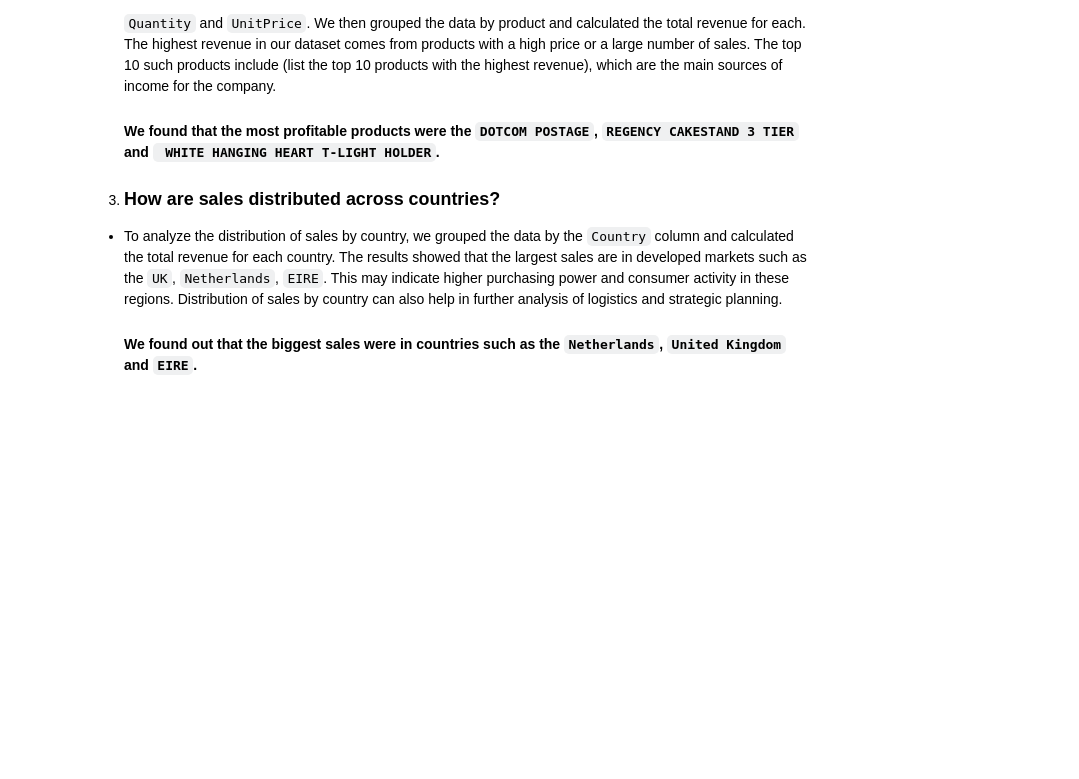
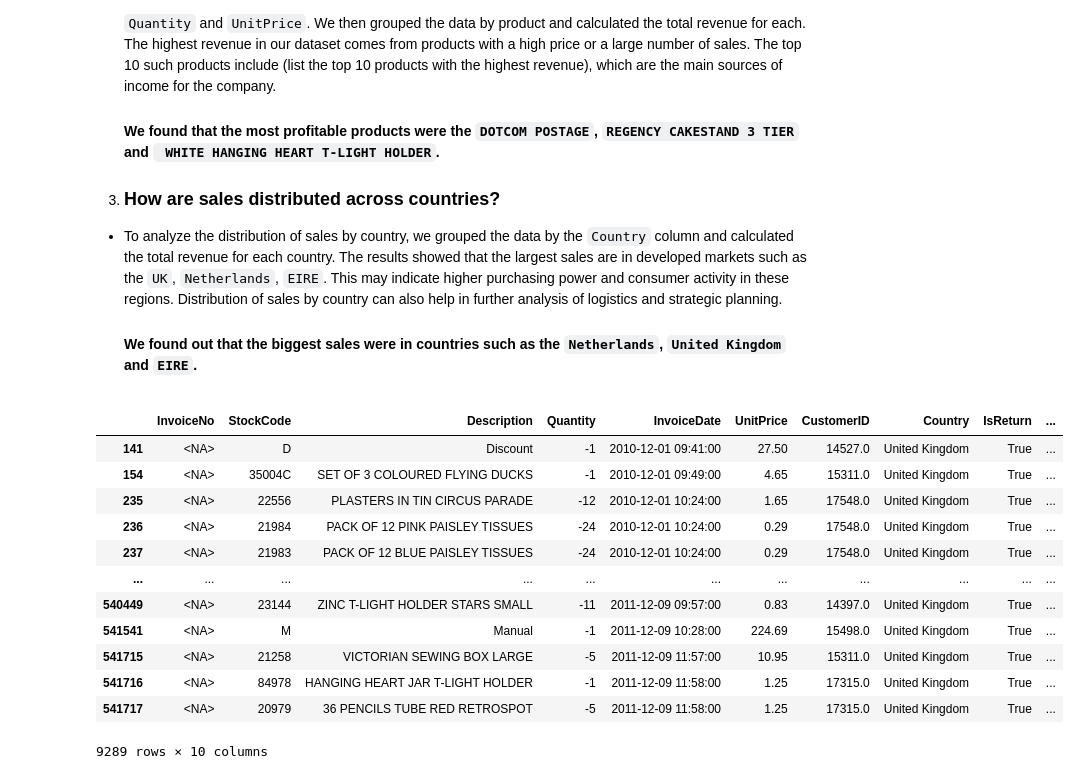
Before and after one commit to zazauserr/Data_Analyst_Pet_Projects, a Jupyter notebook: E-Commerce/project.ipynb, the cells around one changed output. Drawn from its saved outputs; the diff is of its cells as text; code cells hidden in the pictures; blank space fills up the shorter version.

```diff
--- a/E-Commerce/project.ipynb
+++ b/E-Commerce/project.ipynb
@@ -415,3 +415,21 @@ plt.show()
   3. ### How are sales distributed across countries?
  - To analyze the distribution of sales by country, we grouped the data by the `Country` column and calculated the total revenue for each country. The results showed that the largest sales are in developed markets such as the `UK`, `Netherlands`, `EIRE`. This may indicate higher purchasing power and consumer activity in these regions. Distribution of sales by country can also help in further analysis of logistics and strategic planning.
       #### We found out that the biggest sales were in countries such as the `Netherlands`, `United Kingdom` and `EIRE`.
+# %%
+returns = df[df['IsReturn']]
+# %%
+returns
+# %% [output]
+|  | InvoiceNo | StockCode | Description | Quantity | InvoiceDate | UnitPrice | CustomerID | Country | IsReturn | ... |
+| 141 | <NA> | D | Discount | -1 | 2010-12-01 09:41:00 | 27.50 | 14527.0 | United Kingdom | True | ... |
+| 154 | <NA> | 35004C | SET OF 3 COLOURED FLYING DUCKS | -1 | 2010-12-01 09:49:00 | 4.65 | 15311.0 | United Kingdom | True | ... |
+| 235 | <NA> | 22556 | PLASTERS IN TIN CIRCUS PARADE | -12 | 2010-12-01 10:24:00 | 1.65 | 17548.0 | United Kingdom | True | ... |
+| 236 | <NA> | 21984 | PACK OF 12 PINK PAISLEY TISSUES | -24 | 2010-12-01 10:24:00 | 0.29 | 17548.0 | United Kingdom | True | ... |
+| 237 | <NA> | 21983 | PACK OF 12 BLUE PAISLEY TISSUES | -24 | 2010-12-01 10:24:00 | 0.29 | 17548.0 | United Kingdom | True | ... |
+| ... | ... | ... | ... | ... | ... | ... | ... | ... | ... | ... |
+| 540449 | <NA> | 23144 | ZINC T-LIGHT HOLDER STARS SMALL | -11 | 2011-12-09 09:57:00 | 0.83 | 14397.0 | United Kingdom | True | ... |
+| 541541 | <NA> | M | Manual | -1 | 2011-12-09 10:28:00 | 224.69 | 15498.0 | United Kingdom | True | ... |
+| 541715 | <NA> | 21258 | VICTORIAN SEWING BOX LARGE | -5 | 2011-12-09 11:57:00 | 10.95 | 15311.0 | United Kingdom | True | ... |
+| 541716 | <NA> | 84978 | HANGING HEART JAR T-LIGHT HOLDER | -1 | 2011-12-09 11:58:00 | 1.25 | 17315.0 | United Kingdom | True | ... |
+| 541717 | <NA> | 20979 | 36 PENCILS TUBE RED RETROSPOT | -5 | 2011-12-09 11:58:00 | 1.25 | 17315.0 | United Kingdom | True | ... |
+9289 rows × 10 columns
```
Also changed, not shown: parts of 6 cells of this notebook.
